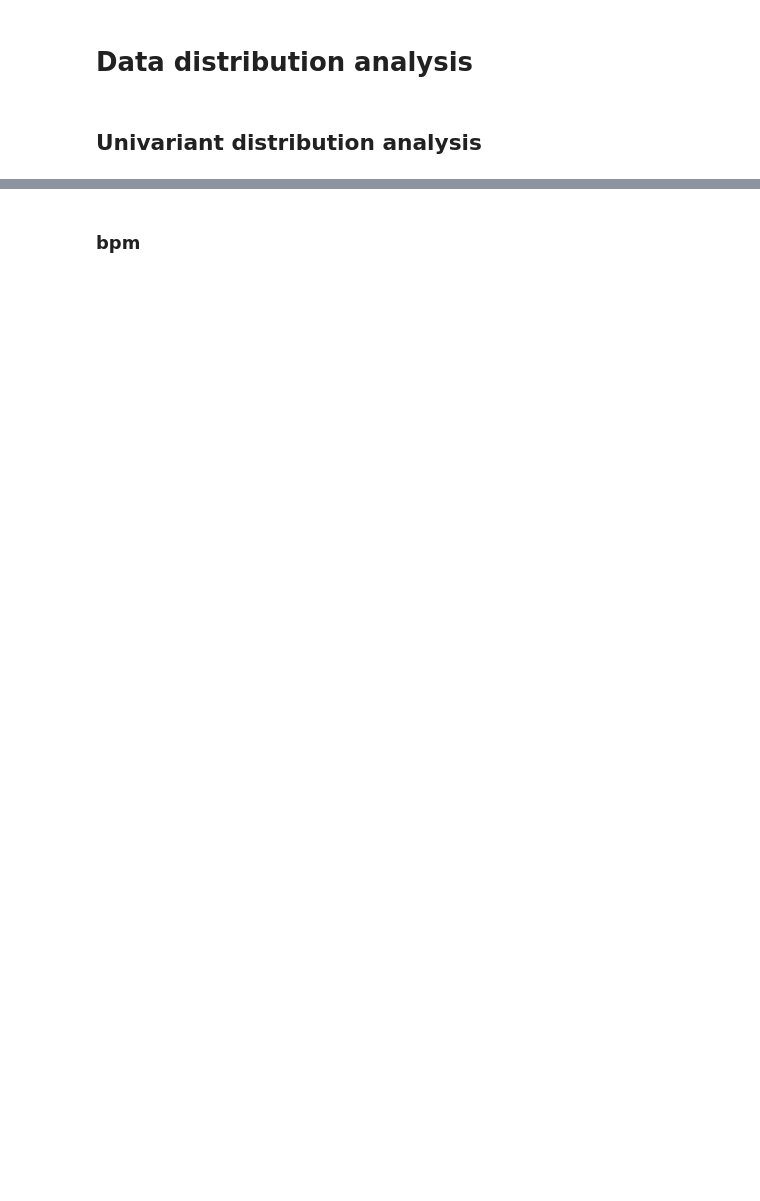
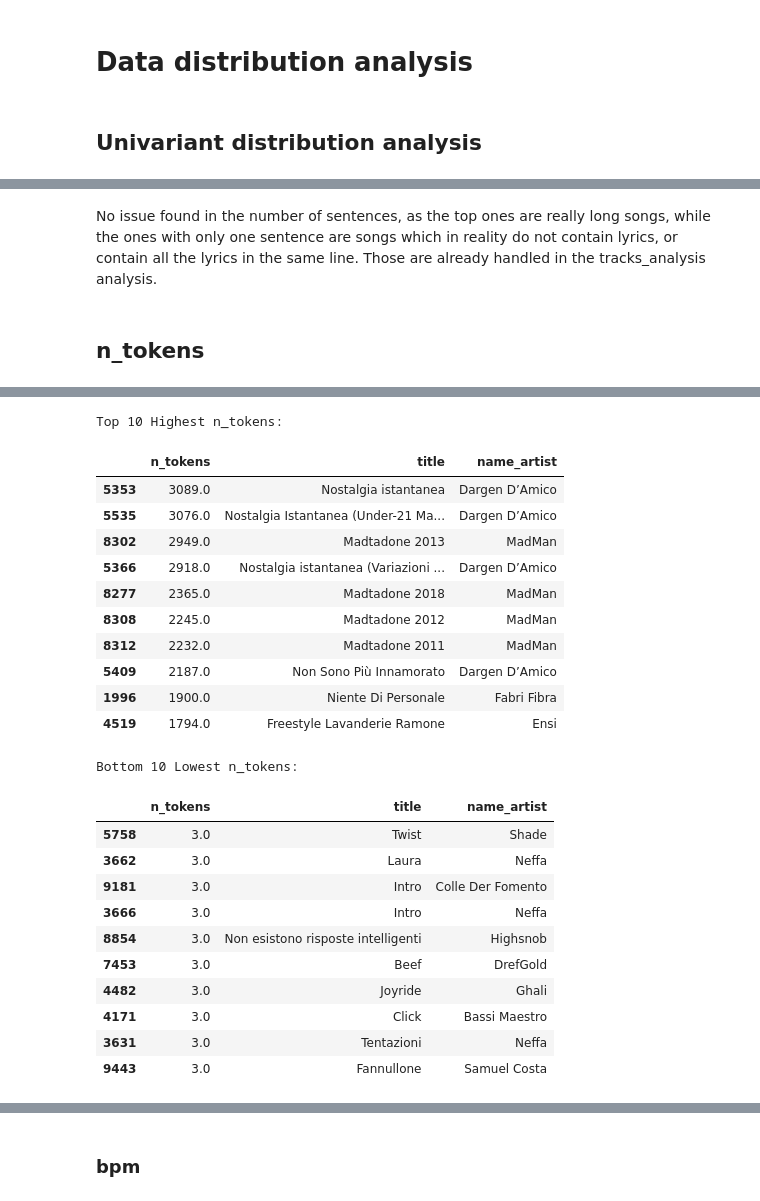
Before and after one commit to jaanisfehling/italian-rap-songs, a Jupyter notebook: data_understanding/data_distribution.ipynb, the cells around one changed output, grey strips where cells are left out. Drawn from its saved outputs; the diff is of its cells as text; code cells hidden in the pictures; blank space fills up the shorter version.

```diff
--- a/data_understanding/data_distribution.ipynb
+++ b/data_understanding/data_distribution.ipynb
@@ -42,0 +74,7 @@ def analyze_distribution(df, col, title, color_histo, bins=40):
+# %% [markdown]
+No issue found in the number of sentences, as the top ones are really long songs, while the ones with only one sentence are songs which in reality do not contain lyrics, or contain all the lyrics in the same line. Those are already handled in the tracks_analysis analysis.
+# %% [markdown]
+## n_tokens
+# %%
+analyze_distribution(df_tracks, 'n_tokens', 'n_tokens', 'blue')
+# %% [output]
@@ -42,0 +82,24 @@ def analyze_distribution(df, col, title, color_histo, bins=40):
+Top 10 Highest n_tokens:
+|  | n_tokens | title | name_artist |
+| 5353 | 3089.0 | Nostalgia istantanea | Dargen D’Amico |
+| 5535 | 3076.0 | Nostalgia Istantanea (Under-21 Ma... | Dargen D’Amico |
+| 8302 | 2949.0 | Madtadone 2013 | MadMan |
+| 5366 | 2918.0 | Nostalgia istantanea (Variazioni ... | Dargen D’Amico |
+| 8277 | 2365.0 | Madtadone 2018 | MadMan |
+| 8308 | 2245.0 | Madtadone 2012 | MadMan |
+| 8312 | 2232.0 | Madtadone 2011 | MadMan |
+| 5409 | 2187.0 | Non Sono Più Innamorato | Dargen D’Amico |
+| 1996 | 1900.0 | Niente Di Personale | Fabri Fibra |
+| 4519 | 1794.0 | Freestyle Lavanderie Ramone | Ensi |
+Bottom 10 Lowest n_tokens:
+|  | n_tokens | title | name_artist |
+| 5758 | 3.0 | Twist | Shade |
+| 3662 | 3.0 | Laura | Neffa |
+| 9181 | 3.0 | Intro | Colle Der Fomento |
+| 3666 | 3.0 | Intro | Neffa |
+| 8854 | 3.0 | Non esistono risposte intelligenti | Highsnob |
+| 7453 | 3.0 | Beef | DrefGold |
+| 4482 | 3.0 | Joyride | Ghali |
+| 4171 | 3.0 | Click | Bassi Maestro |
+| 3631 | 3.0 | Tentazioni | Neffa |
+| 9443 | 3.0 | Fannullone | Samuel Costa |
```
Also changed, not shown: parts of 32 cells of this notebook.
